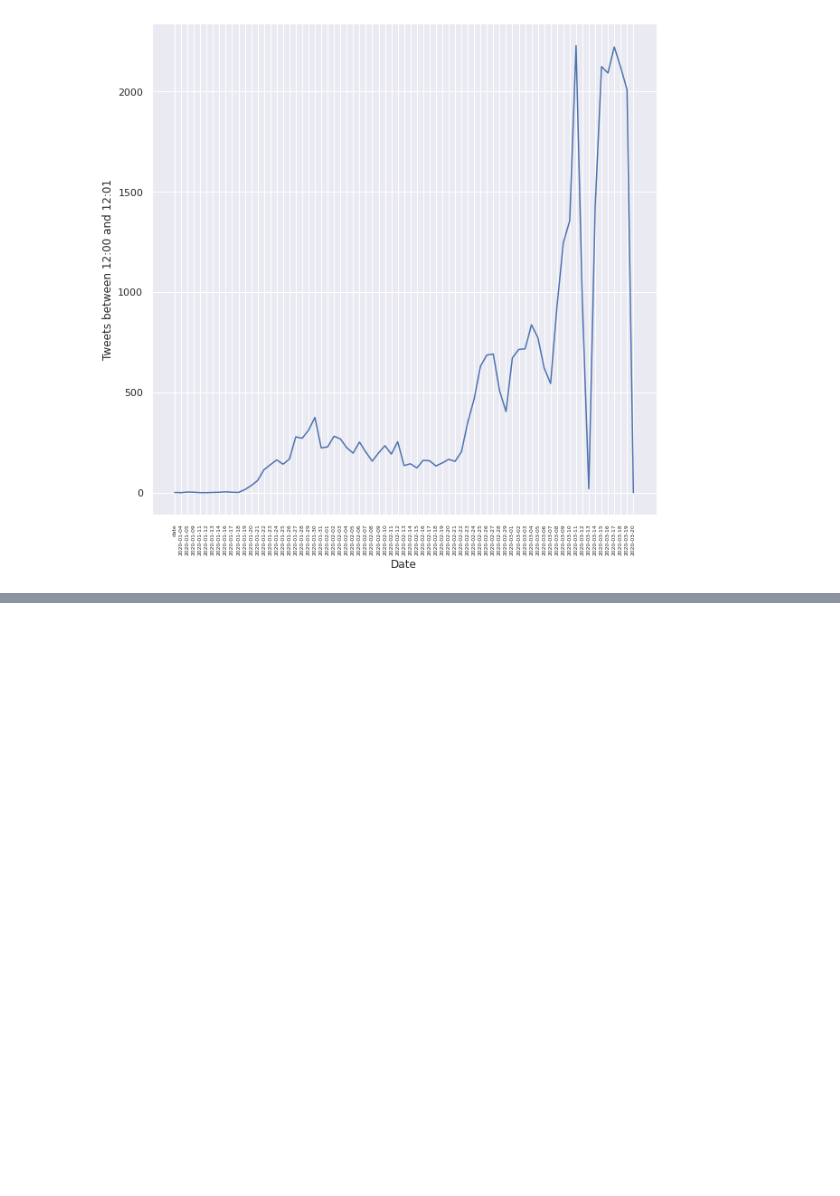
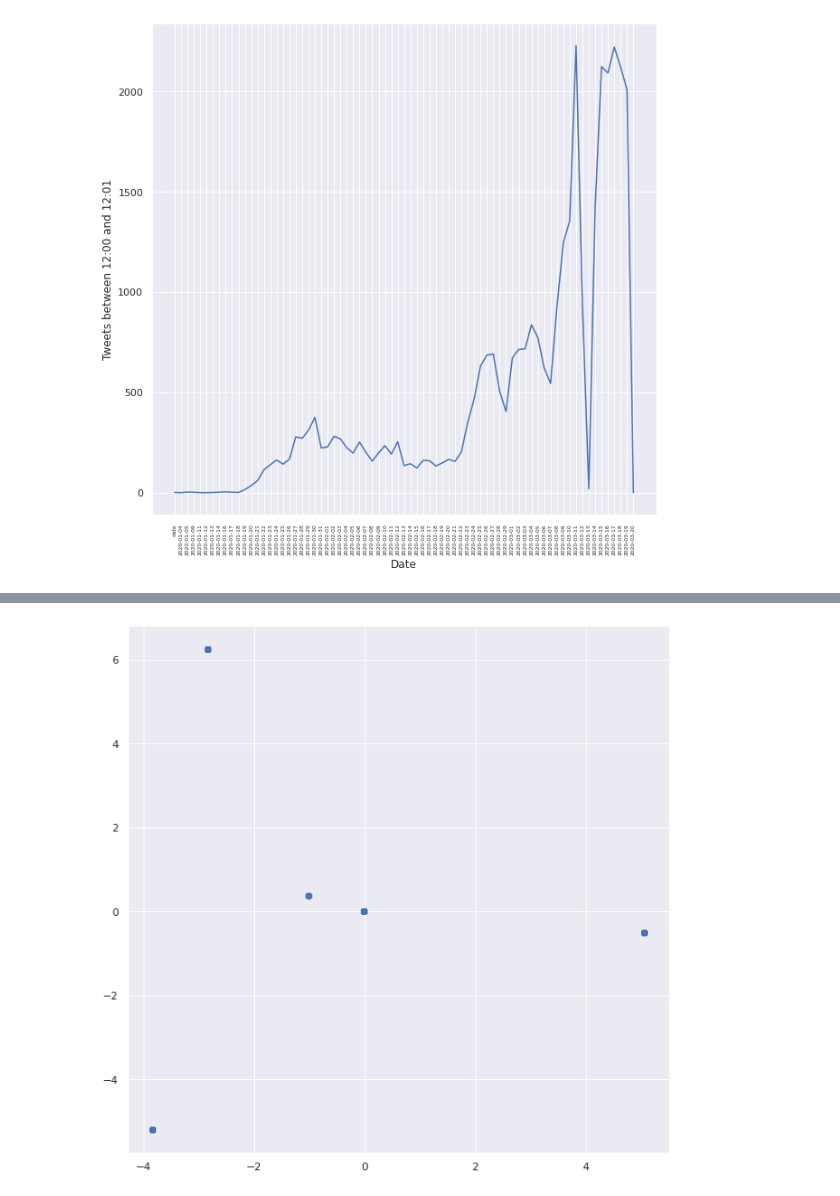
Before and after one commit to wray27/Coronavirus-Sentiment, a Jupyter notebook: notebooks/twintDataPipeline.ipynb, the cells around one changed output, grey strips where cells are left out. Cells and saved outputs as stored; diff of their text form; code cells hidden in the pictures; blank space fills up the shorter version.

```diff
--- a/notebooks/twintDataPipeline.ipynb
+++ b/notebooks/twintDataPipeline.ipynb
@@ -70,0 +105,15 @@ vis.plotCountOfUnique(timeseriesdf, 'date', xlabel='Date', ylabel='Tweets betwee
+# %%
+def createVocabulary(words):
+    vocab = dict()
+    count = 0
+    for word in words:
+        if(not word in vocab):
+            vocab[word] = count
+            count += 1
+    return vocab
+
+
+chosenWords = ['death', 'deaths', 'ventilator', 'ventilators', 'crisis', 'scared', 'tragedy', 'struggling']
+
+vocabulary = createVocabulary(chosenWords)
+print(vocabulary)
@@ -70,0 +122,8 @@ vis.plotCountOfUnique(timeseriesdf, 'date', xlabel='Date', ylabel='Tweets betwee
+# %%
+# Create the bag of words feature matrix
+count = CountVectorizer(vocabulary=vocabulary)
+bag_of_words = count.fit_transform(tweetList)
+
+# Show feature matrix
+bow = bag_of_words.toarray()
+bow
@@ -70,0 +138,5 @@ vis.plotCountOfUnique(timeseriesdf, 'date', xlabel='Date', ylabel='Tweets betwee
+# %%
+from sklearn.preprocessing import StandardScaler
+
+x = StandardScaler().fit_transform(bow)
+x
@@ -70,0 +157,9 @@ vis.plotCountOfUnique(timeseriesdf, 'date', xlabel='Date', ylabel='Tweets betwee
+# %%
+from sklearn.decomposition import PCA
+pca = PCA(n_components=3)
+pc = pca.fit_transform(x)
+# %%
+plt.scatter(pc[:,0], pc[:,1])
+plt.show()
+# %% [output]
+[figure, added]
```
Also changed, not shown: parts of 11 cells of this notebook, 1 other file.
